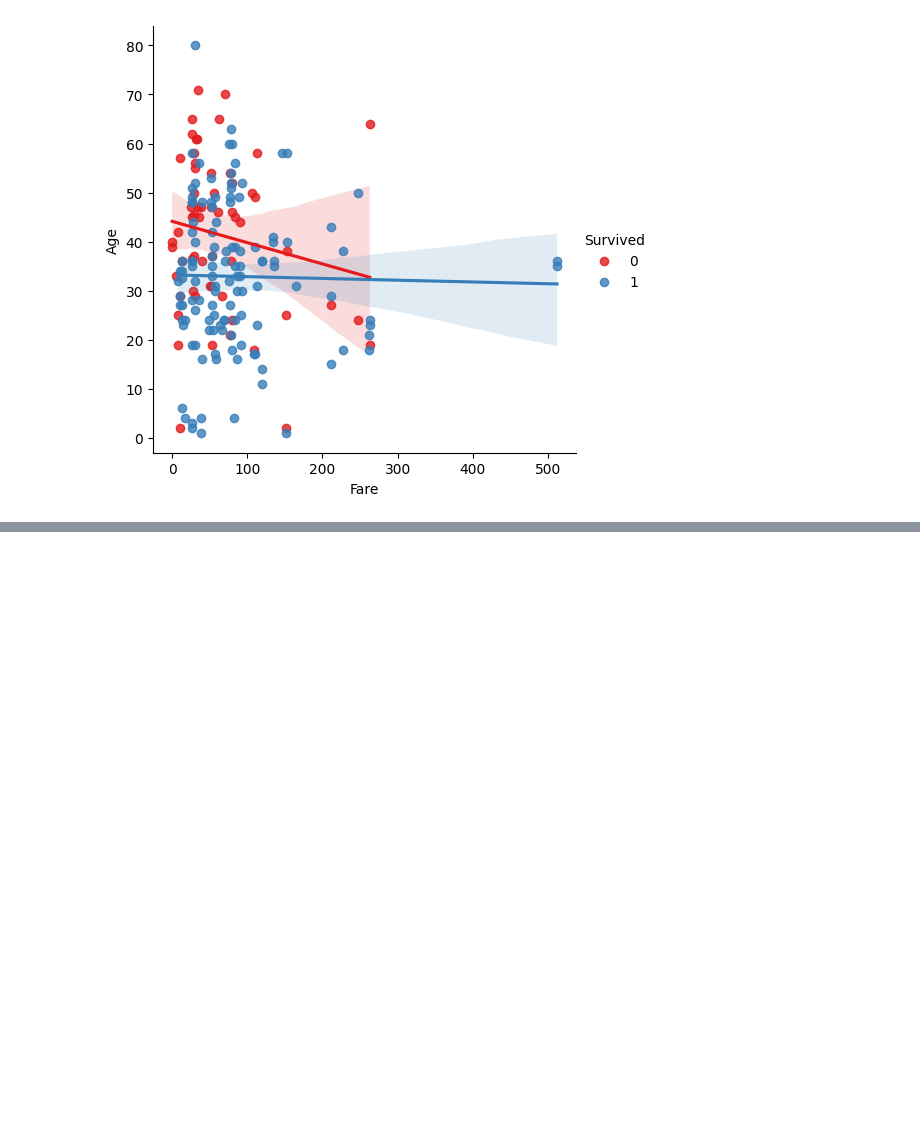
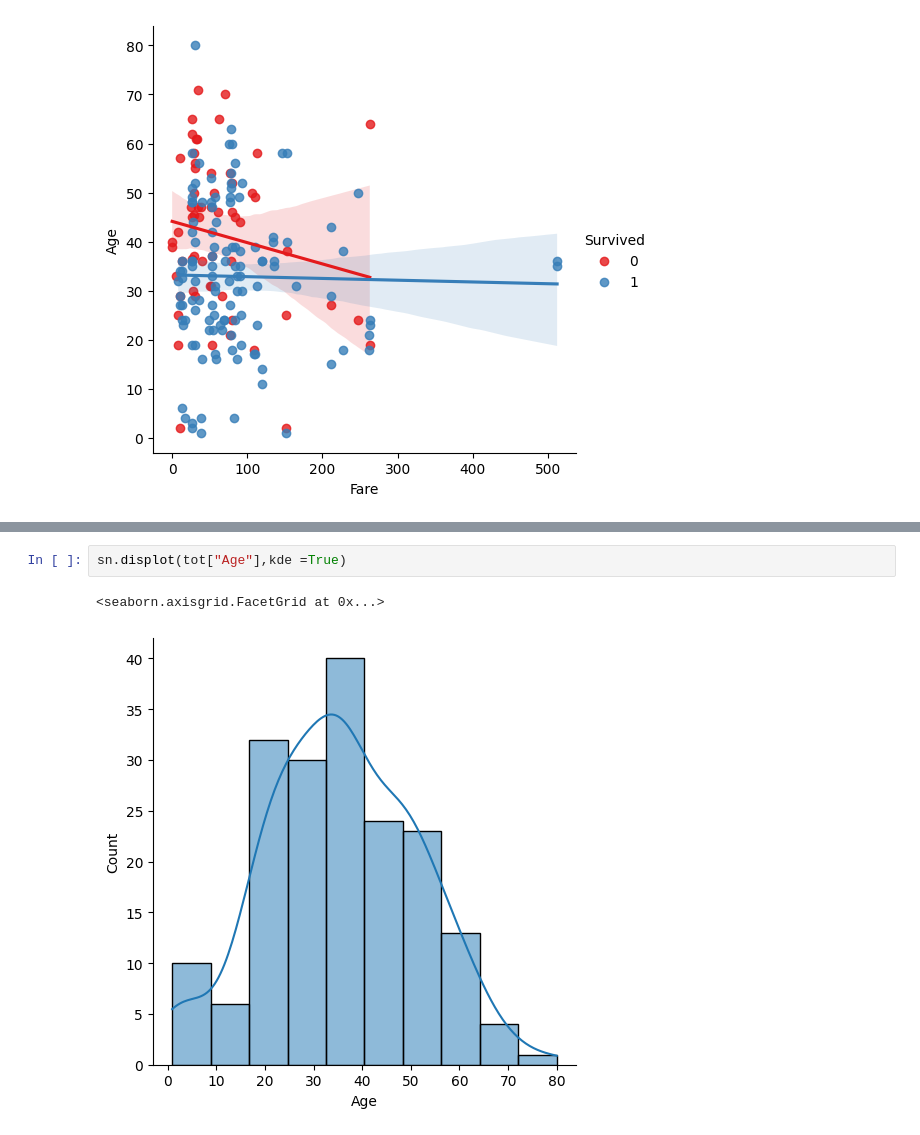
Before and after one commit to HasibullahAman/Data_Visulaization, a Jupyter notebook: Data_Visualization/Data_Visulization_Seborn.ipynb, the cells around one changed output, grey strips where cells are left out. Cells and saved outputs as stored; diff of their text form; blank space fills up the shorter version.

```diff
--- a/Data_Visualization/Data_Visulization_Seborn.ipynb
+++ b/Data_Visualization/Data_Visulization_Seborn.ipynb
@@ -199,0 +247,5 @@ palette="Set1")
+# %%
+sn.displot(tot["Age"],kde =True)
+# %% [output]
+<seaborn.axisgrid.FacetGrid at 0x...>
+[figure, added]
```
Also changed, not shown: parts of 11 cells of this notebook.
